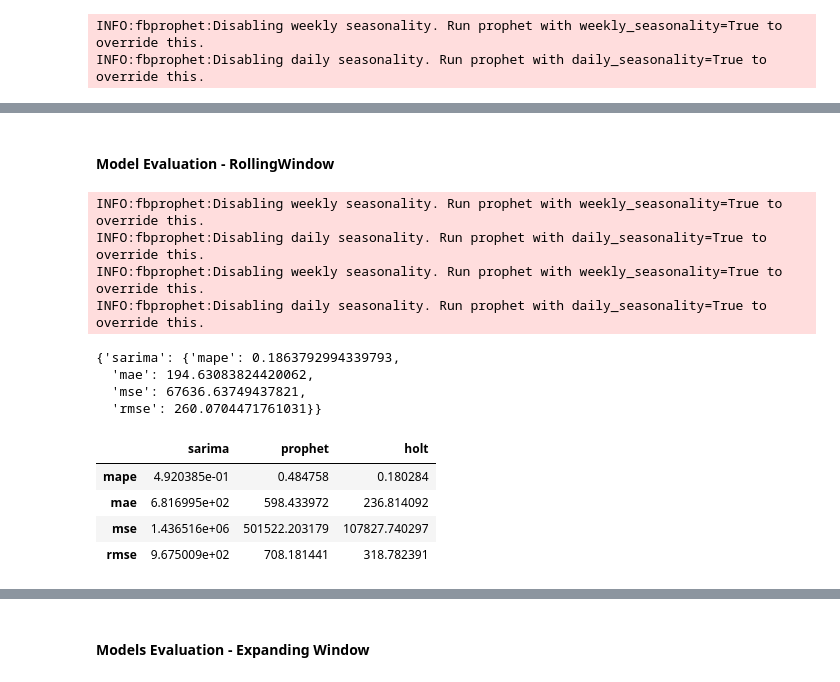
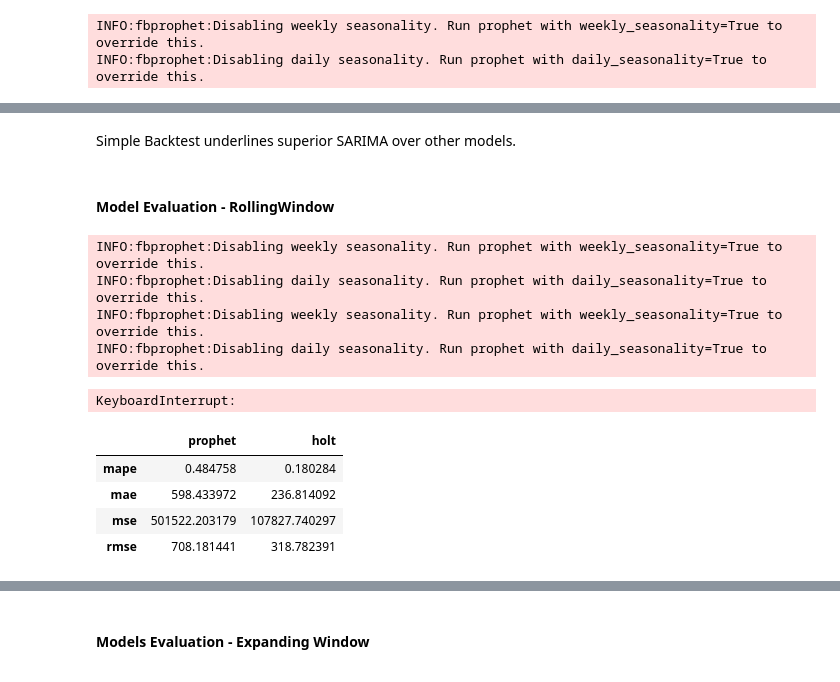
Before and after one commit to rscdev7/stock_advisor, a Jupyter notebook: code/notebooks/stock_advisor/Stock Advisor.ipynb, the cells around one changed output, grey strips where cells are left out. Saved outputs shown, nothing was run; the diff lists cells and outputs as text; code cells hidden in the pictures.

```diff
--- a/code/notebooks/stock_advisor/Stock Advisor.ipynb
+++ b/code/notebooks/stock_advisor/Stock Advisor.ipynb
@@ -1345,5 +1511,7 @@ pd.DataFrame.from_dict(backtester_errors)
+# %% [markdown]
+Simple Backtest underlines superior SARIMA over other models.
+# %% [markdown]
+#### Model Evaluation - RollingWindow
 # %%
 rolling_errors:dict = {}
-# %% [markdown]
-#### Model Evaluation - RollingWindow
 # %%
@@ -1381,7 +1549,8 @@ rolling_sarima = BackTesterRollingWindow(
     train_percentage=80,
     test_percentage=20,
     model_class=SARIMAModel,
-    sliding_steps=2)
+    sliding_steps=2,
+    multi=True)
 
 rolling_sarima.run_backtest()
 
@@ -1390,10 +1559,7 @@ rolling_errors['sarima'] = {}
 for error, value in rolling_sarima.errors.items():
     rolling_errors['sarima'][error] = value
 # %% [output]
-{'sarima': {'mape': 0.1863792994339793,
-  'mae': 194.63083824420062,
-  'mse': 67636.63749437821,
-  'rmse': 260.0704471761031}}
+KeyboardInterrupt:
 # %%
 params = HoltWintersParams(trend='mul' ,seasonal='additive' , seasonal_periods=12 )
 ALL_ERRORS:List[str] = ['mape', 'mae', 'mse', 'rmse']
@@ -1414,10 +1580,11 @@ rolling_errors['holt'] = {}
 for error, value in rolling_hw.errors.items():
     rolling_errors['holt'][error] = value
 # %%
-pd.DataFrame.from_dict(rolling_errors)
+rolling_backtest_outcome = pd.DataFrame.from_dict(rolling_errors)
+rolling_backtest_outcome
 # %% [output]
-|  | sarima | prophet | holt |
-| mape | 4.920385e-01 | 0.484758 | 0.180284 |
-| mae | 6.816995e+02 | 598.433972 | 236.814092 |
-| mse | 1.436516e+06 | 501522.203179 | 107827.740297 |
-| rmse | 9.675009e+02 | 708.181441 | 318.782391 |
+|  | prophet | holt |
+| mape | 0.484758 | 0.180284 |
+| mae | 598.433972 | 236.814092 |
+| mse | 501522.203179 | 107827.740297 |
+| rmse | 708.181441 | 318.782391 |
```
Also changed, not shown: parts of 82 cells of this notebook, 2 other files.
